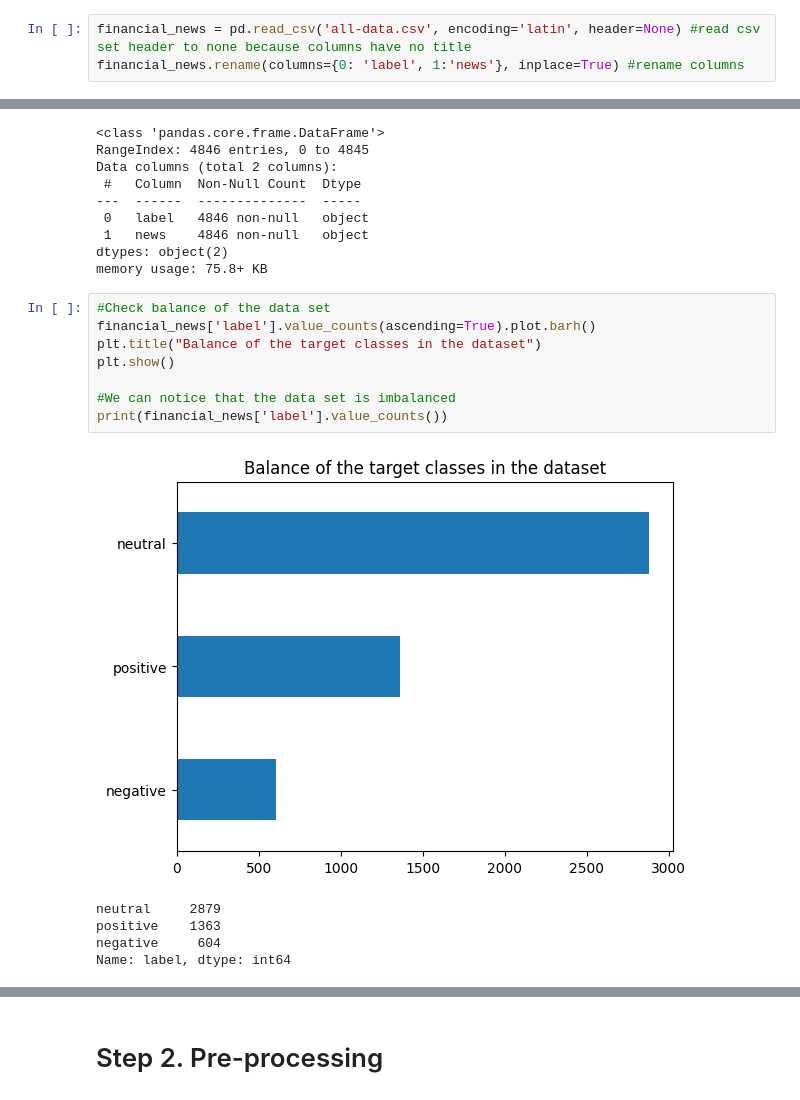
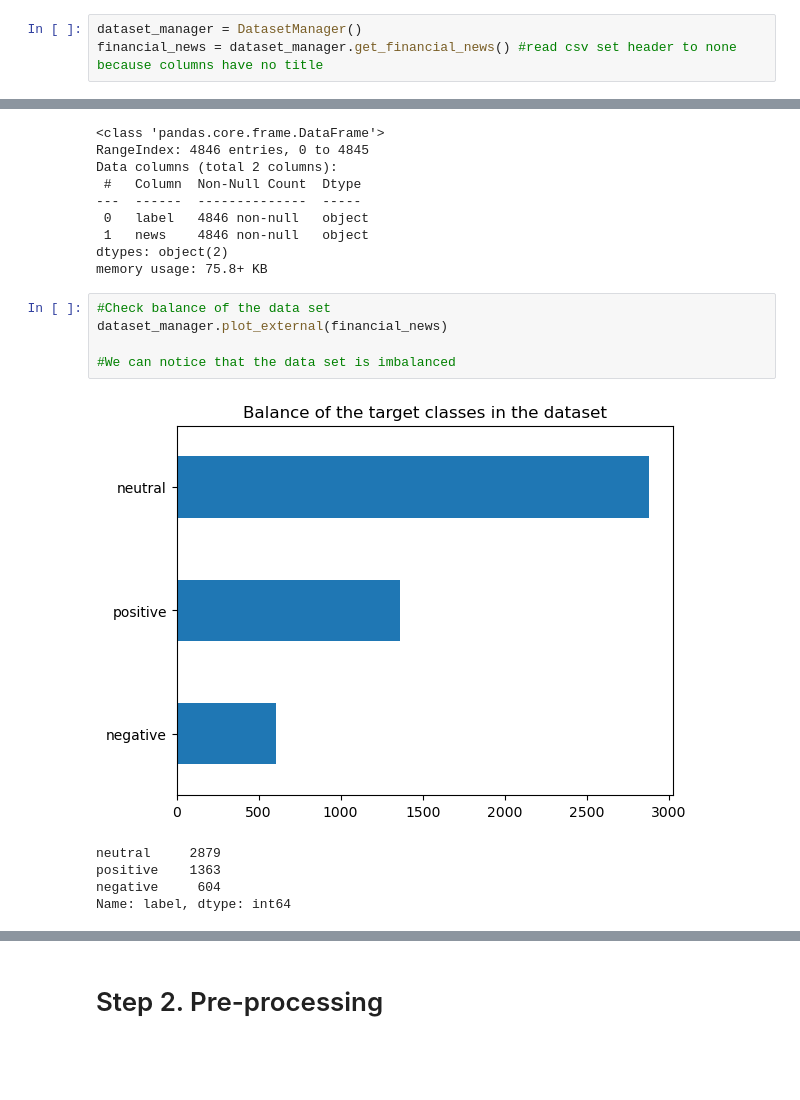
Before and after one commit to JuanHenaoB/AASD_4011_Project, a Jupyter notebook: Financial_Sentiment_Analysis_distilBERT.ipynb, the cells around one changed output, grey strips where cells are left out. Drawn from its saved outputs; the diff is of its cells as text; blank space fills up the shorter version.

```diff
--- a/Financial_Sentiment_Analysis_distilBERT.ipynb
+++ b/Financial_Sentiment_Analysis_distilBERT.ipynb
@@ -37,6 +30,6 @@ from datasets import load_dataset
 # %%
-financial_news = pd.read_csv('all-data.csv', encoding='latin', header=None) #read csv set header to none because columns have no title
-financial_news.rename(columns={0: 'label', 1:'news'}, inplace=True) #rename columns
+dataset_manager = DatasetManager()
+financial_news = dataset_manager.get_financial_news() #read csv set header to none because columns have no title
 # %%
 #Check DF head and Tail
 financial_news.head()
@@ -69,14 +62,11 @@ dtypes: object(2)
 memory usage: 75.8+ KB
 # %%
 #Check balance of the data set
-financial_news['label'].value_counts(ascending=True).plot.barh()
-plt.title("Balance of the target classes in the dataset")
-plt.show()
+dataset_manager.plot_external(financial_news)
 
 #We can notice that the data set is imbalanced
-print(financial_news['label'].value_counts())
 # %% [output]
-[figure, old version]
+[figure, new version]
 neutral     2879
 positive    1363
 negative     604
```
Also changed, not shown: parts of 59 cells of this notebook, 25 other files.
